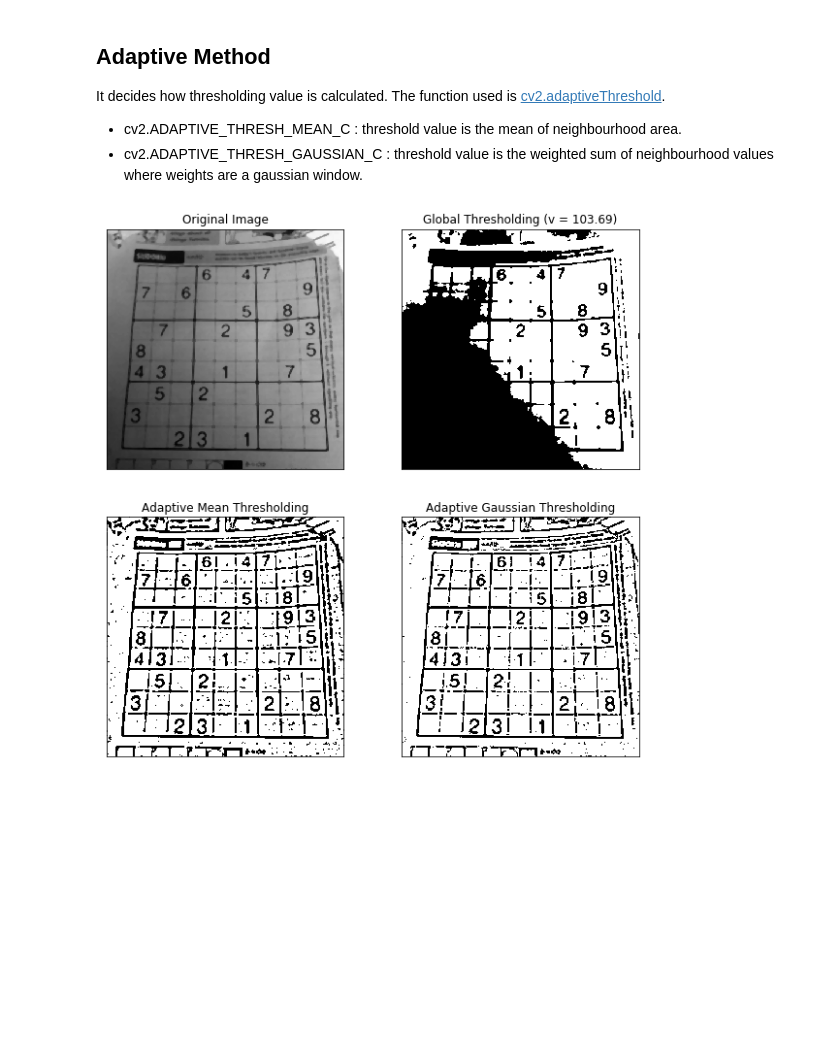
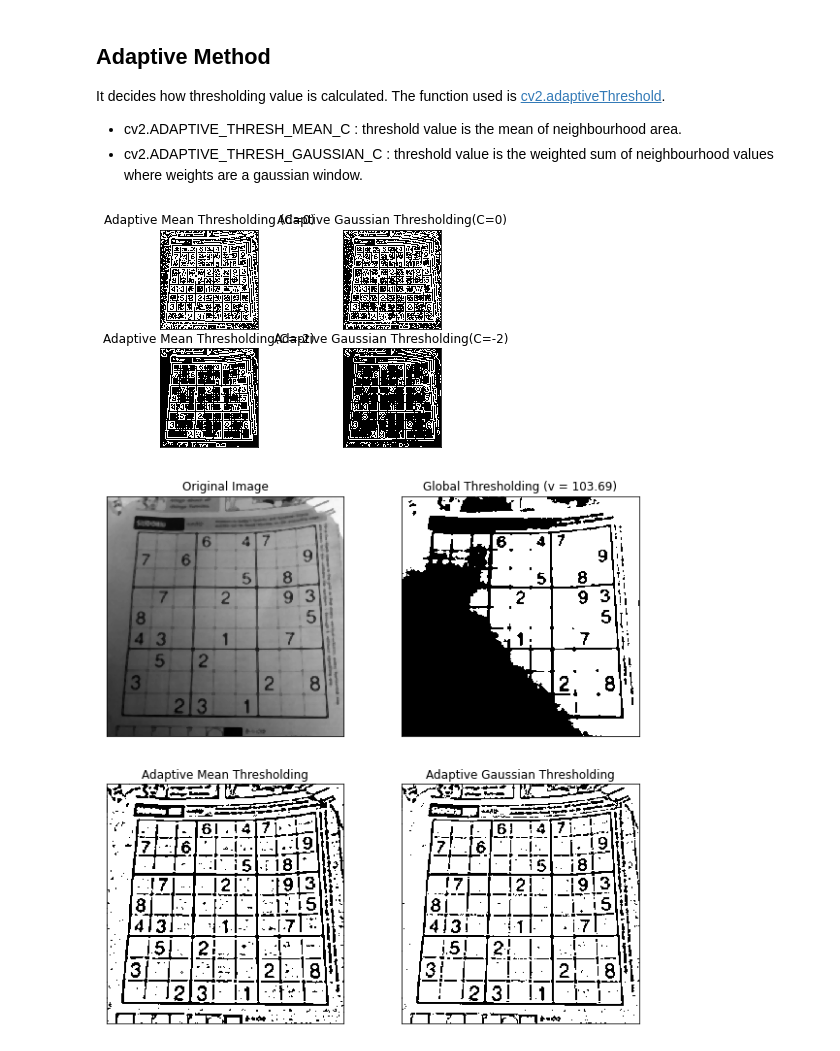
Before and after one commit to ngyy3487/cv_labs, a Jupyter notebook: Lab1-Week1/OpenCV.ipynb, the cells around one changed output. Cells and saved outputs as stored; diff of their text form; code cells hidden in the pictures; blank space fills up the shorter version.

```diff
--- a/Lab1-Week1/OpenCV.ipynb
+++ b/Lab1-Week1/OpenCV.ipynb
@@ -714,32 +836,54 @@ img_mean = np.mean(img)
 C = 2
 ret,th1 = cv2.threshold(img,img_mean,255,cv2.THRESH_BINARY)
 th2 = cv2.adaptiveThreshold(img,255,cv2.ADAPTIVE_THRESH_MEAN_C,\
             cv2.THRESH_BINARY,11,C)
 
 th3 = cv2.adaptiveThreshold(img,255,cv2.ADAPTIVE_THRESH_GAUSSIAN_C,\
             cv2.THRESH_BINARY,11,C)
 
 #############################################################################
 # TODO:                                                             #
 # Trying several value of constant C and observing how the output           #
 # thresholded images change.                                             #
 #############################################################################
-pass
+C0 = 0
+C_2 = -2
+th4 = cv2.adaptiveThreshold(img,255,cv2.ADAPTIVE_THRESH_MEAN_C,\
+            cv2.THRESH_BINARY,11,C0)
+
+th5 = cv2.adaptiveThreshold(img,255,cv2.ADAPTIVE_THRESH_GAUSSIAN_C,\
+            cv2.THRESH_BINARY,11,C0)
+
+th6 = cv2.adaptiveThreshold(img,255,cv2.ADAPTIVE_THRESH_MEAN_C,\
+            cv2.THRESH_BINARY,11,C_2)
+
+th7 = cv2.adaptiveThreshold(img,255,cv2.ADAPTIVE_THRESH_GAUSSIAN_C,\
+            cv2.THRESH_BINARY,11,C_2)
+
+my_titles = ['Adaptive Mean Thresholding (C=0)', 'Adaptive Gaussian Thresholding(C=0)','Adaptive Mean Thresholding(C=-2)', 'Adaptive Gaussian Thresholding(C=-2)']
+my_images = [th4,th5,th6,th7]
+for i in range(4):
+    plt.subplot(2,2,i+1)
+    plt.imshow(my_images[i],'gray')
+    plt.title(my_titles[i])
+    plt.xticks([])
+    plt.yticks([])
 #############################################################################
 #                             END OF YOUR CODE                              #
 #############################################################################
 
 titles = ['Original Image', 'Global Thresholding (v = {:.2f})'.format(img_mean),
         'Adaptive Mean Thresholding', 'Adaptive Gaussian Thresholding']
 images = [img, th1, th2, th3]
 
 fig = plt.figure(figsize=(10, 10))
 for i in range(4):
     plt.subplot(2,2,i+1)
     plt.imshow(images[i],'gray')
     plt.title(titles[i])
     plt.xticks([])
     plt.yticks([])
 plt.show()
 # %% [output]
-[figure, old version]
+[figure, new version]
+[figure, added]
```
Also changed, not shown: parts of 33 cells of this notebook.
